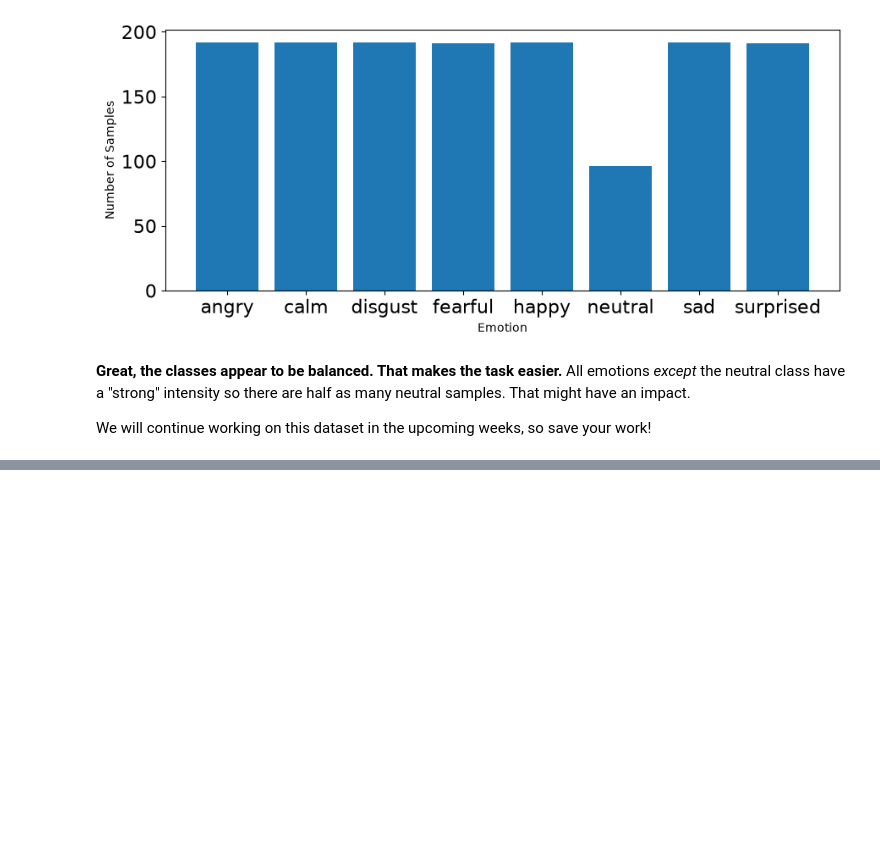
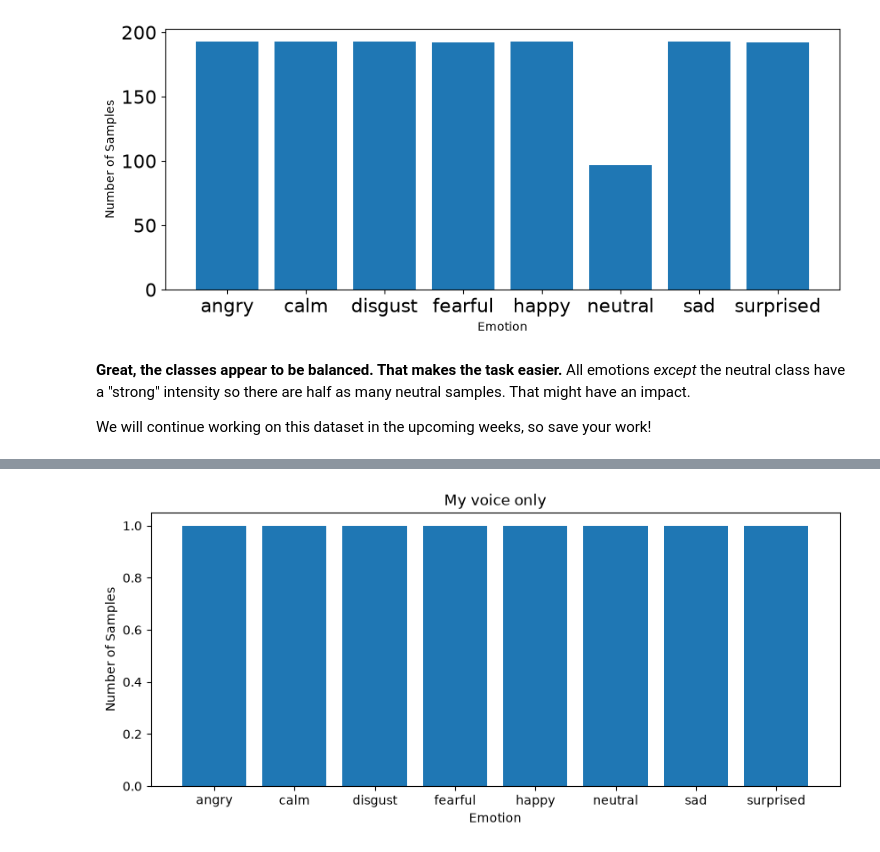
Before and after one commit to aleeza-ahmed/Week2-DataPreprocessing, a Jupyter notebook: Week 2.ipynb, the cells around one changed output, grey strips where cells are left out. Drawn from its saved outputs; the diff is of its cells as text; code cells hidden in the pictures; blank space fills up the shorter version.

```diff
--- a/Week 2.ipynb
+++ b/Week 2.ipynb
@@ -759,0 +787,5 @@ We will continue working on this dataset in the upcoming weeks, so save your wor
+# %%
+#my voice only
+mine_counts     = plot_emotion_counts(emotions[sources == 'mine'],    'My voice only')
+# %% [output]
+[figure, added]
```
Also changed, not shown: parts of 12 cells of this notebook.
